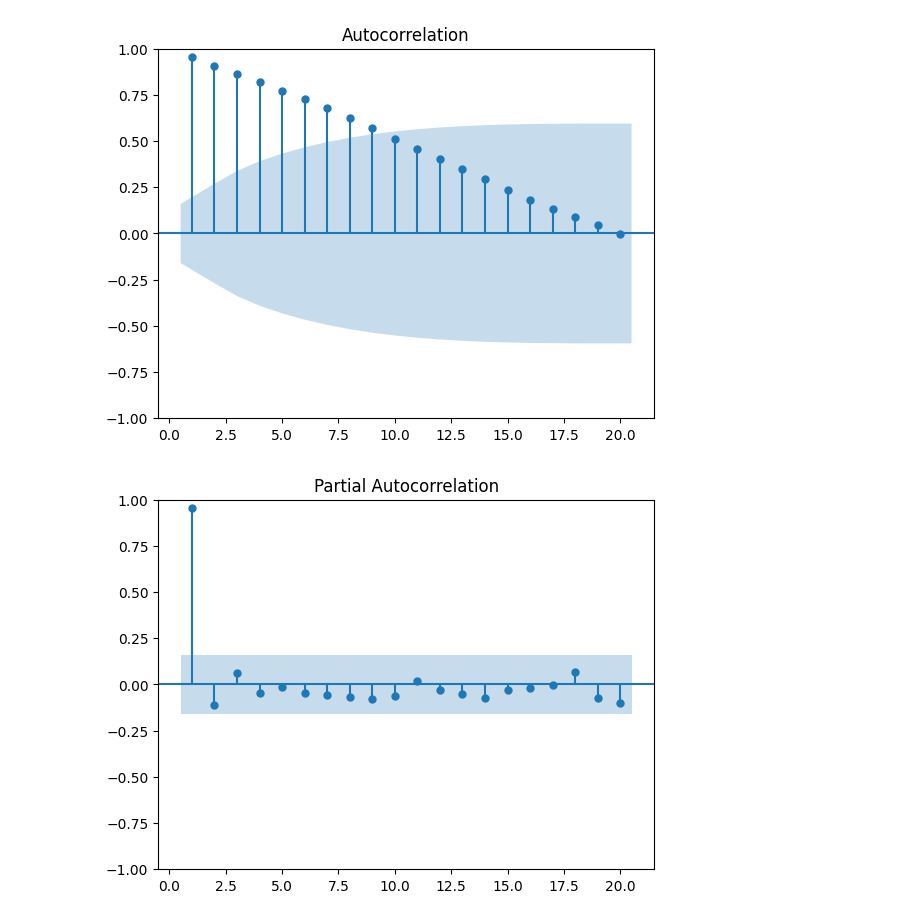
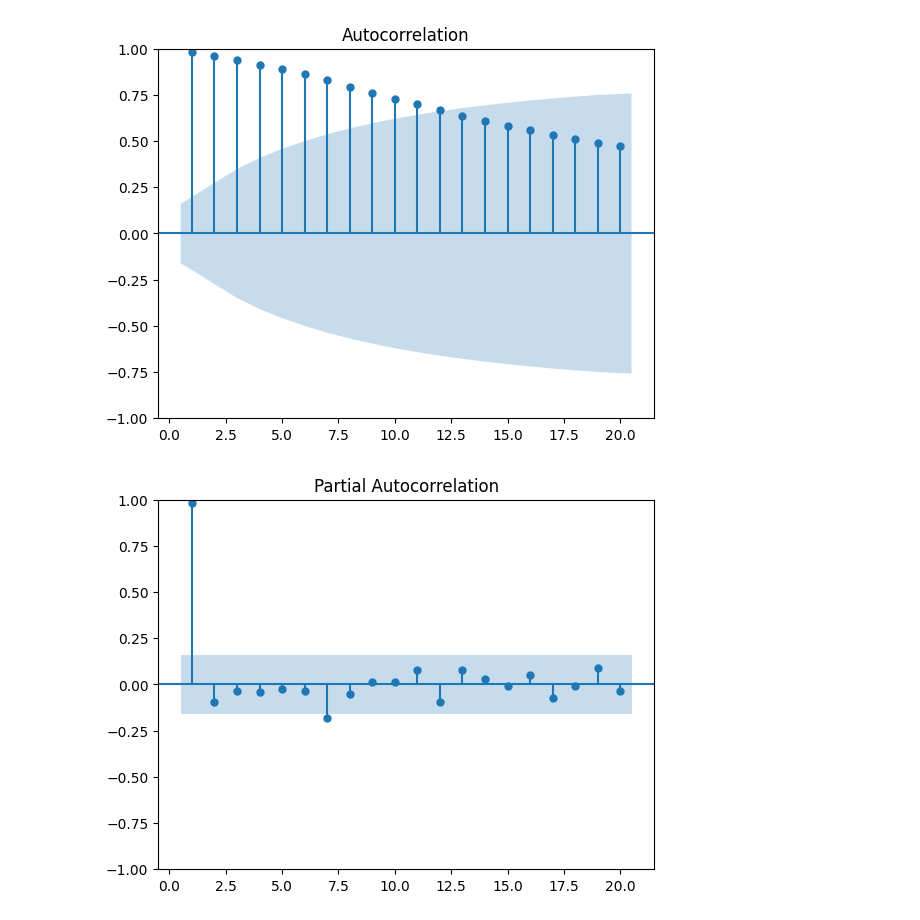
Before and after one commit to jjeonsumin/ML, a Jupyter notebook: 시계열예측.ipynb, the cells around one changed output. Drawn from its saved outputs; the diff is of its cells as text; code cells hidden in the pictures.

```diff
--- a/시계열예측.ipynb
+++ b/시계열예측.ipynb
@@ -1,19 +1,19 @@
 # %%
 import statsmodels.graphics.tsaplots as sgt
 import matplotlib.pyplot as plt
 import FinanceDataReader as fdr
 import pyupbit
-pyupbit.get_current_price(["KRW-BTC", "KRW-XRP"])
+pyupbit.get_current_price(["KRW-BTC", "KRW-ETH"])
 
-a=pyupbit.get_ohlcv("KRW-XRP", to="20210301",interval="day",count=150)
+a=pyupbit.get_ohlcv("KRW-BTC", to="20210301",interval="day",count=150)
 
 sgt.plot_acf(a['close'], lags = 20, zero = False)
 
 sgt.plot_pacf(a['close'], lags = 20, zero = False)
 plt.show()
 # %% [output]
-[figure, old version]
+[figure, new version]
-[figure, old version]
+[figure, new version]
 # %%
 from statsmodels.tsa.stattools import adfuller
 
```
Also changed, not shown: parts of 1 cell of this notebook, 3 other files.
